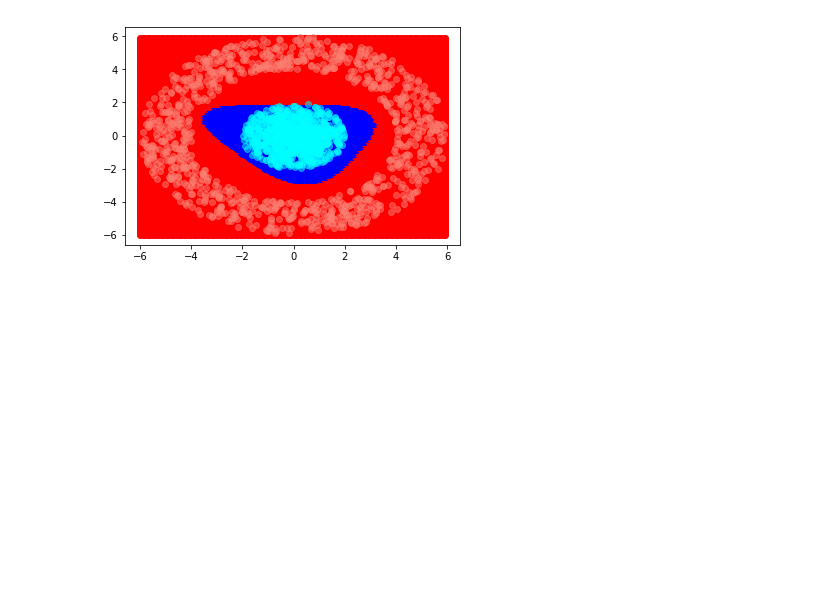
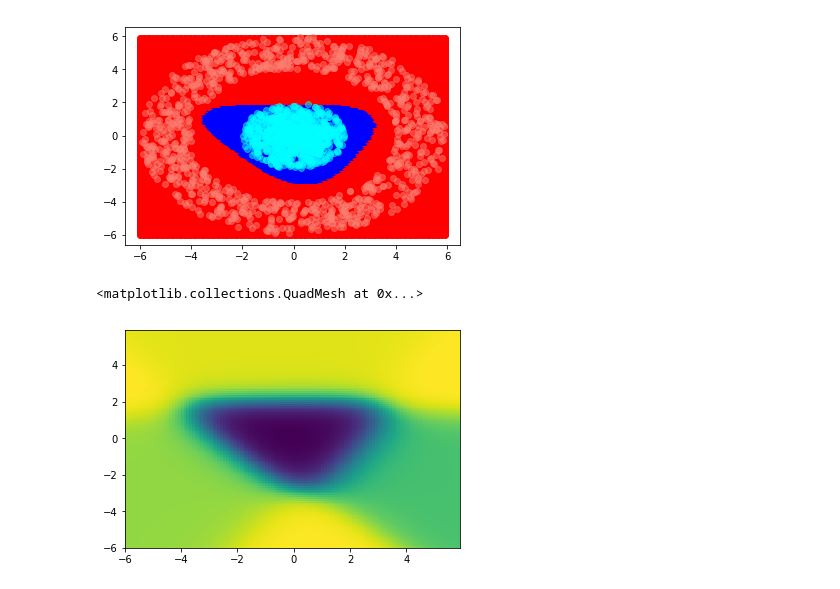
Before and after one commit to franciscovargas/MLGeomPlay, a Jupyter notebook: NN play around.ipynb, the cells around one changed output. Cells and saved outputs as stored; diff of their text form; code cells hidden in the pictures; blank space fills up the shorter version.

```diff
--- a/SkLearn+NN.ipynb
+++ b/NN play around.ipynb
@@ -162,3 +162,10 @@ for i in range(len(X)):
     plt.plot(x,y, "o" , color= c, alpha=0.5)
 # %% [output]
 [figure]
+# %%
+label = model.predict(X2)
+# %%
+plt.pcolormesh(xx,yy, label.reshape(120,120))
+# %% [output]
+<matplotlib.collections.QuadMesh at 0x...>
+[figure, added]
```
Also changed, not shown: parts of 1 cell of this notebook.
